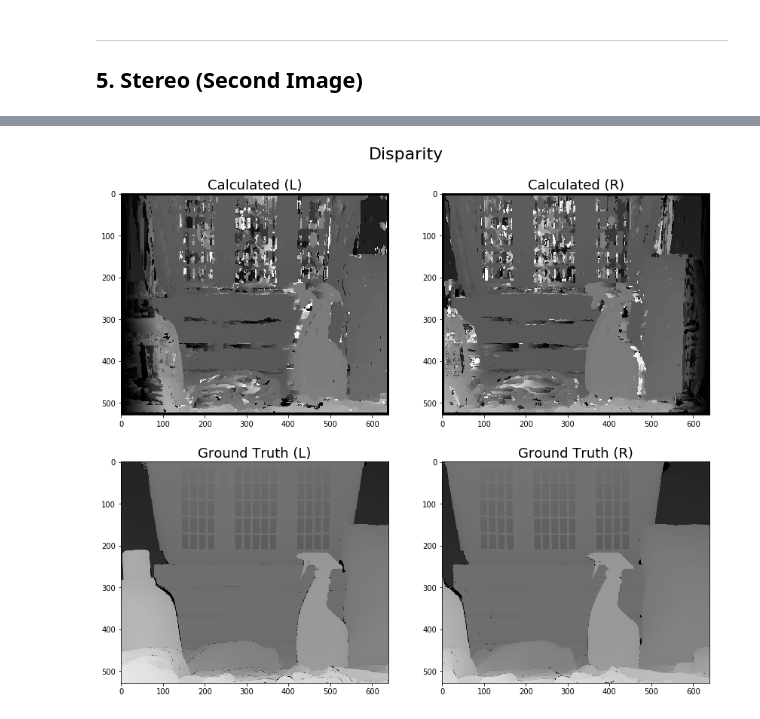
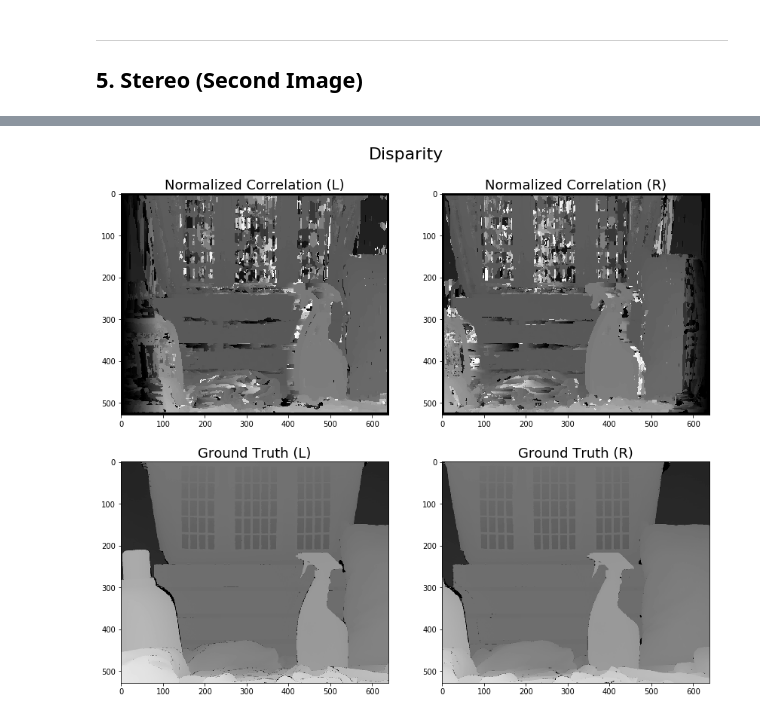
Before and after one commit to brandenwallace/cs6476-cv-1, a Jupyter notebook: PS2/PS2.ipynb, the cells around one changed output, grey strips where cells are left out. Drawn from its saved outputs; the diff is of its cells as text; code cells hidden in the pictures.

```diff
--- a/PS2/PS2.ipynb
+++ b/PS2/PS2.ipynb
@@ -285,15 +274,15 @@ img3rgt = img3rgt.astype(np.float) / 255
 # %%
 Dl3ncorr, Dr3ncorr = disparity_ncorr(img3l, img3r, window_size=11, max_offset=150)
 # Plot
 fig, ax = plt.subplots(2, 2, figsize=(14.0, 12.0))
 fig.suptitle('Disparity', y=0.95)
-ax[0, 0].set_title('Calculated (L)')
+ax[0, 0].set_title('Normalized Correlation (L)')
 ax[0, 0].imshow(Dl3ncorr, clim=(0,1));
 ax[1, 0].set_title('Ground Truth (L)')
 ax[1, 0].imshow(img3lgt, clim=(0,1));
-ax[0, 1].set_title('Calculated (R)')
+ax[0, 1].set_title('Normalized Correlation (R)')
 ax[0, 1].imshow(Dr3ncorr, clim=(0,1));
 ax[1, 1].set_title('Ground Truth (R)')
 ax[1, 1].imshow(img3rgt, clim=(0,1));
 # %% [output]
-[figure, old version]
+[figure, new version]
```
Also changed, not shown: parts of 16 cells of this notebook.
